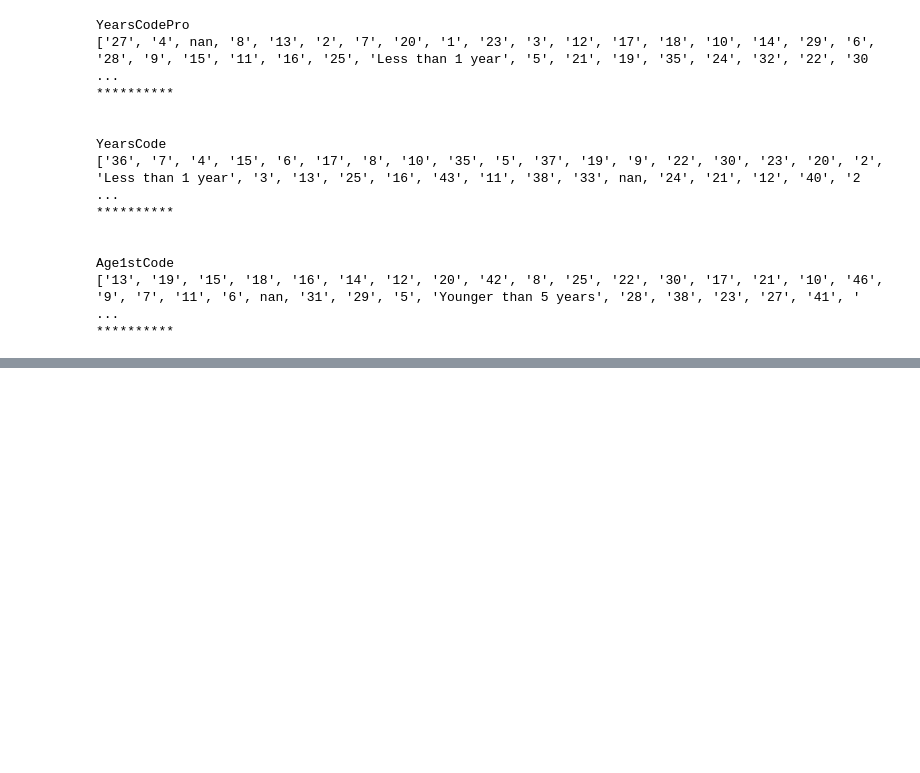
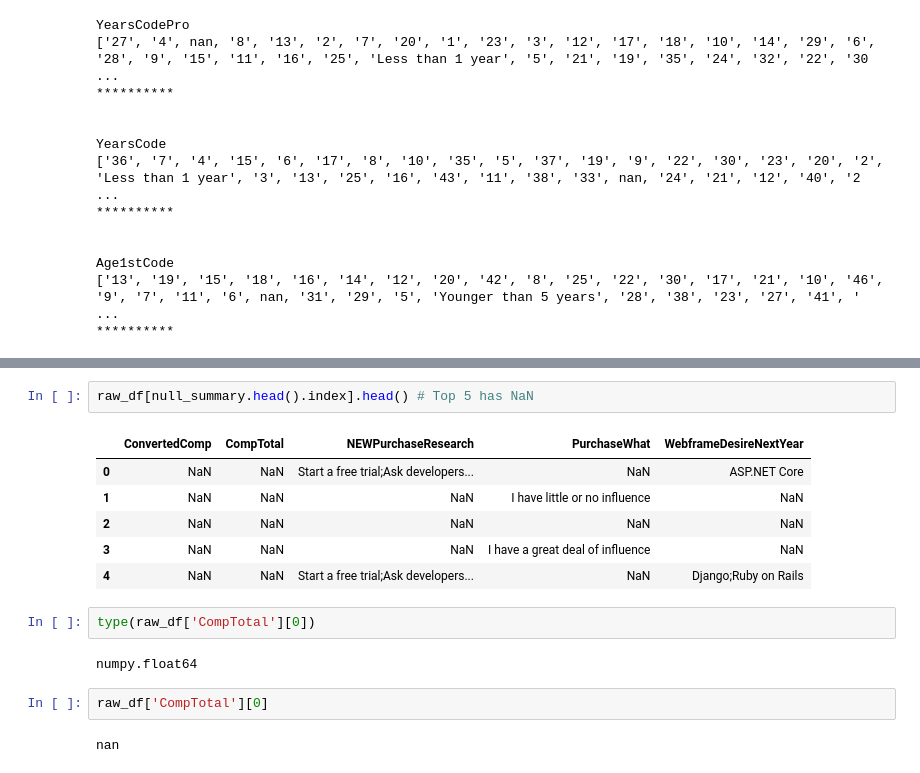
Before and after one commit to Thraax/Developers-mentor, a Jupyter notebook: notebooks/00_exploratory.ipynb, the cells around one changed output, grey strips where cells are left out. Cells and saved outputs as stored; diff of their text form; blank space fills up the shorter version.

```diff
--- a/notebooks/00_exploratory.ipynb
+++ b/notebooks/00_exploratory.ipynb
@@ -86,0 +137,17 @@ Age1stCode
+# %%
+raw_df[null_summary.head().index].head() # Top 5 has NaN
+# %% [output]
+|  | ConvertedComp | CompTotal | NEWPurchaseResearch | PurchaseWhat | WebframeDesireNextYear |
+| 0 | NaN | NaN | Start a free trial;Ask developers... | NaN | ASP.NET Core |
+| 1 | NaN | NaN | NaN | I have little or no influence | NaN |
+| 2 | NaN | NaN | NaN | NaN | NaN |
+| 3 | NaN | NaN | NaN | I have a great deal of influence | NaN |
+| 4 | NaN | NaN | Start a free trial;Ask developers... | NaN | Django;Ruby on Rails |
+# %%
+type(raw_df['CompTotal'][0])
+# %% [output]
+numpy.float64
+# %%
+raw_df['CompTotal'][0]
+# %% [output]
+nan
```
Also changed, not shown: parts of 5 cells of this notebook, 1 other file.
